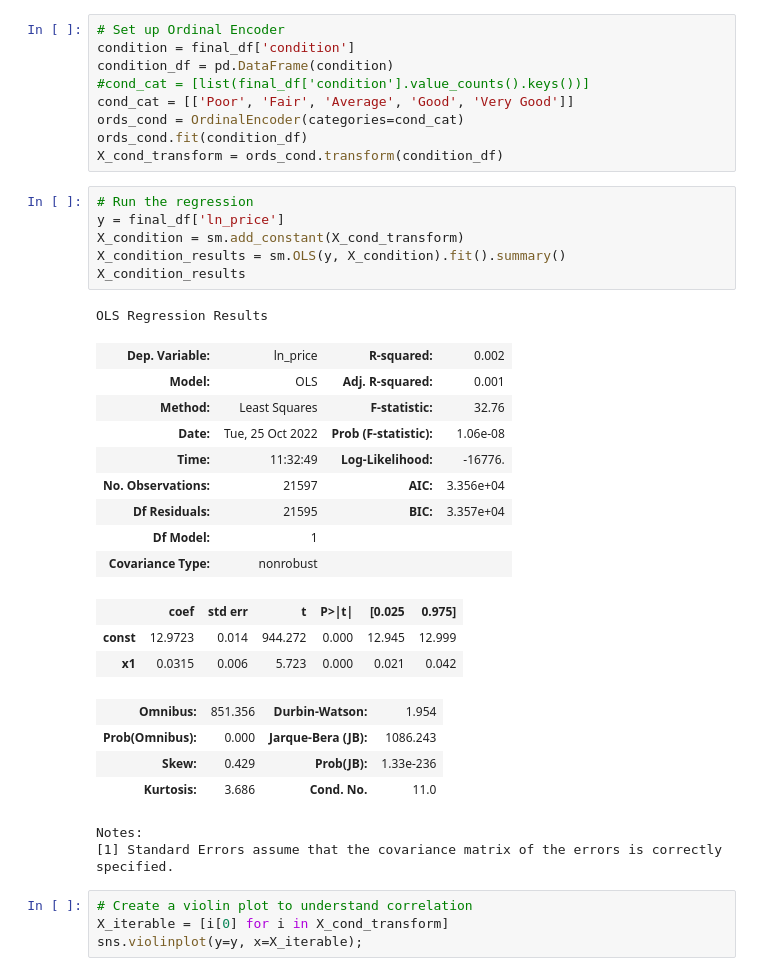
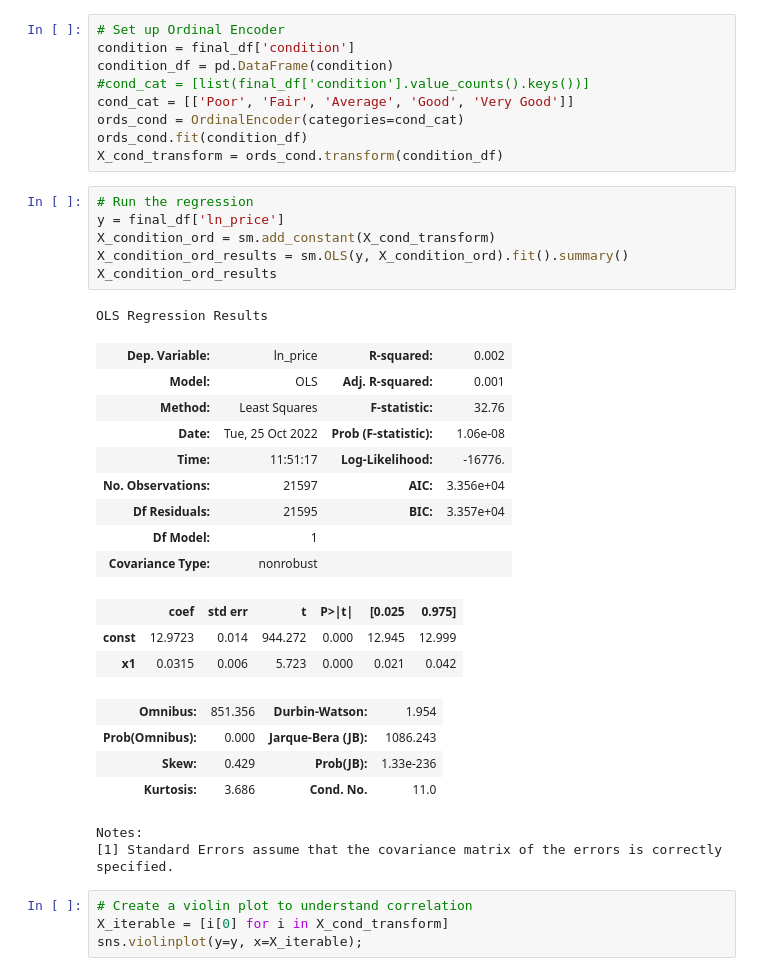
Before and after one commit to dermothethird/King_County_Housing_Project, a Jupyter notebook: Dermot_JNotebook.ipynb, the cells around one changed output. Cells and saved outputs as stored; diff of their text form.

```diff
--- a/Dermot_JNotebook.ipynb
+++ b/Dermot_JNotebook.ipynb
@@ -319,16 +319,16 @@ X_cond_transform = ords_cond.transform(condition_df)
 # %%
 # Run the regression
 y = final_df['ln_price']
-X_condition = sm.add_constant(X_cond_transform)
-X_condition_results = sm.OLS(y, X_condition).fit().summary()
-X_condition_results
+X_condition_ord = sm.add_constant(X_cond_transform)
+X_condition_ord_results = sm.OLS(y, X_condition_ord).fit().summary()
+X_condition_ord_results
 # %% [output]
 OLS Regression Results
 | Dep. Variable: | ln_price | R-squared: | 0.002 |
 | Model: | OLS | Adj. R-squared: | 0.001 |
 | Method: | Least Squares | F-statistic: | 32.76 |
 | Date: | Tue, 25 Oct 2022 | Prob (F-statistic): | 1.06e-08 |
-| Time: | 11:32:49 | Log-Likelihood: | -16776. |
+| Time: | 11:51:17 | Log-Likelihood: | -16776. |
 | No. Observations: | 21597 | AIC: | 3.356e+04 |
 | Df Residuals: | 21595 | BIC: | 3.357e+04 |
 | Df Model: | 1 |  |  |
```
Also changed, not shown: parts of 18 cells of this notebook, 2 other files.
